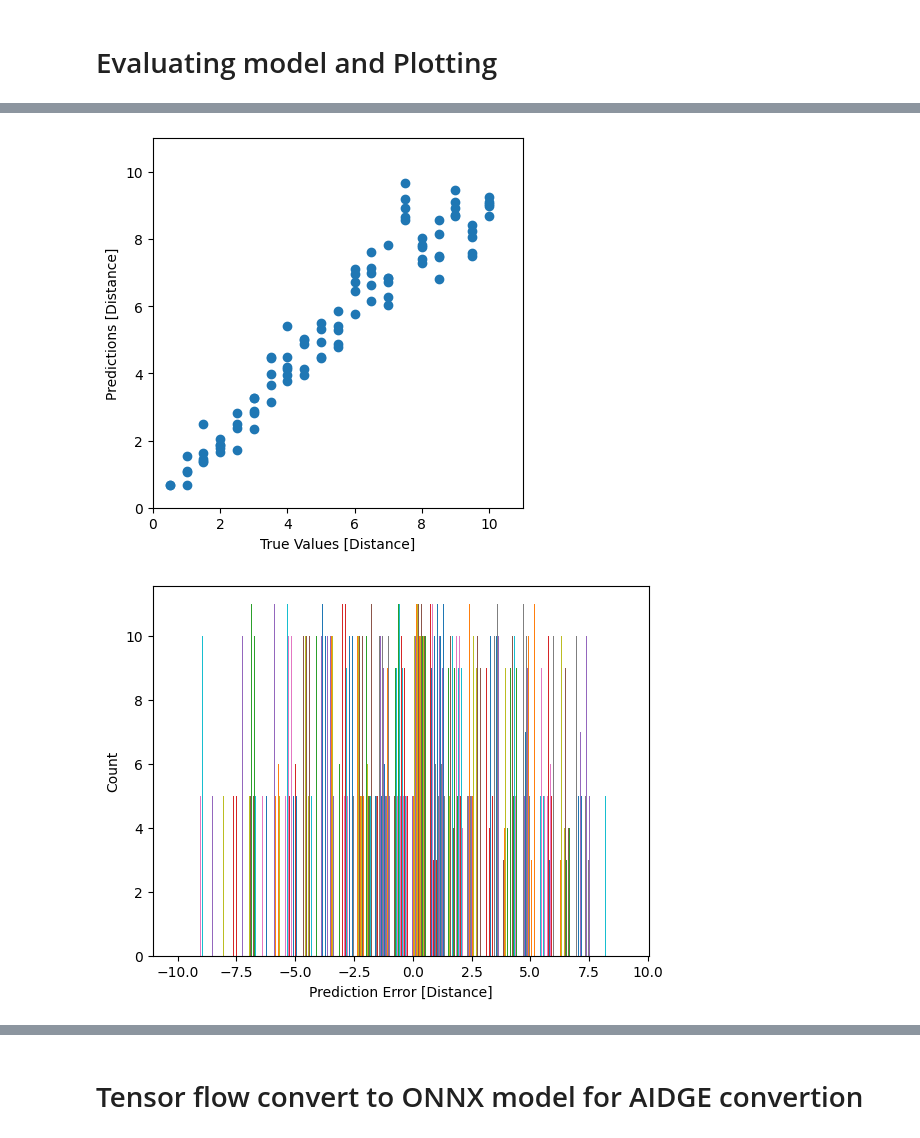
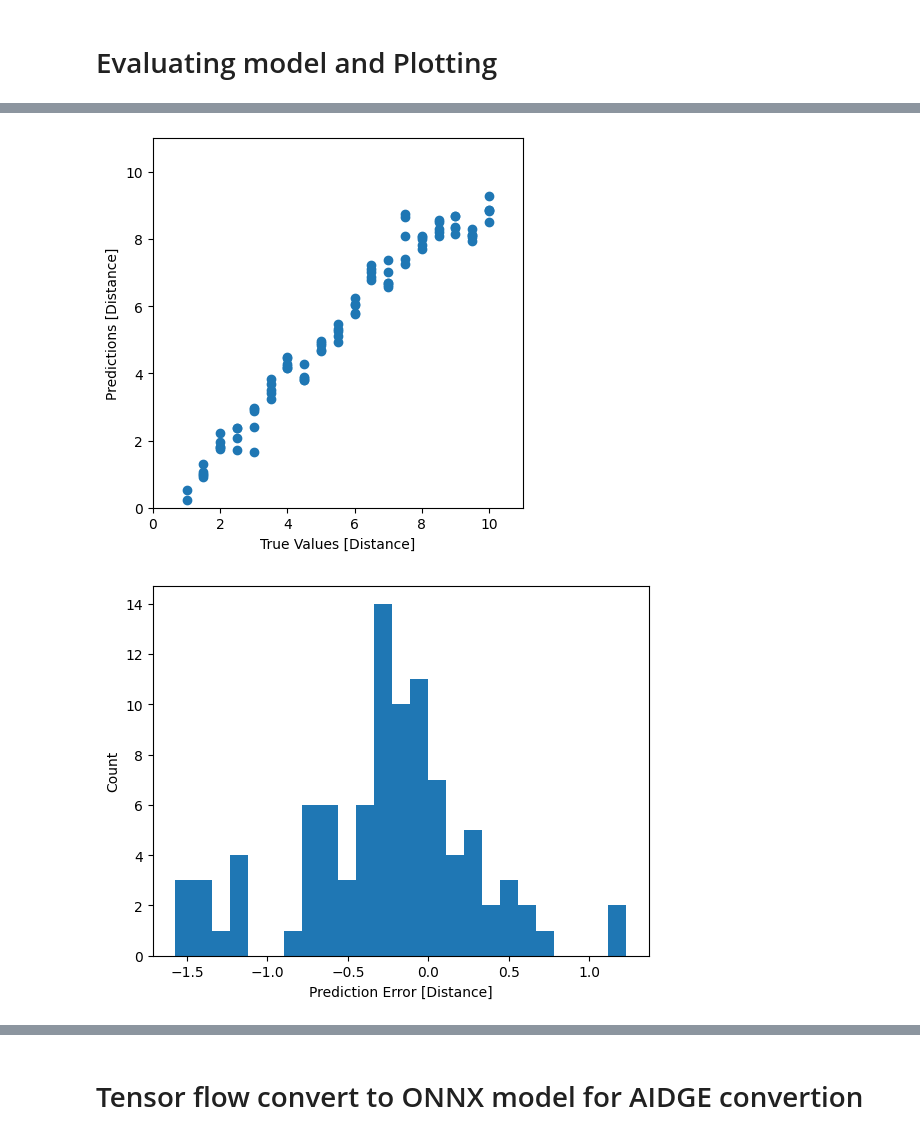
Before and after one commit to Chielvdiepen/FederatedSpatialModelling, a Jupyter notebook: ML models/Rssi2distance/GenerateTFmodel-convert2onnx.ipynb, the cells around one changed output, grey strips where cells are left out. Cells and saved outputs as stored; diff of their text form; code cells hidden in the pictures.

Commit message:
added new training of ml models

```diff
--- a/ML models/Rssi2distance/GenerateTFmodel-convert2onnx.ipynb
+++ b/ML models/Rssi2distance/GenerateTFmodel-convert2onnx.ipynb
@@ -23,11 +23,11 @@ import onnxmltools
 <h1> Read, split, preprocces </h1>
 # %%
 # dataPATH = "lab_window5_RssiPerCrownPerTime.csv"
-dataPATH = "lab_window10_RssiPerCrownPerTime.csv"
+# dataPATH = "lab_window10_RssiPerCrownPerTime.csv"
 # dataPATH = "lab_window20_RssiPerCrownPerTime.csv"
-# dataPATH = "lab_window30_RssiPerCrownPerTime.csv"
+dataPATH = "lab_window30_RssiPerCrownPerTime.csv"
 
-title = 10
+title = 30
 
 df = pd.read_csv(dataPATH, index_col=0)
 print(df)
@@ -78,7 +78,7 @@ model.compile(optimizer=tf.keras.optimizers.Adam(learning_rate=1e-4), loss='mean
 <h1> Training </h1>
 # %%
 # Train the model
-history = model.fit(X_train, y_train, validation_split = 0.2, epochs=5000, verbose = 0)
+history = model.fit(X_train, y_train, validation_split = 0.2, epochs=10000, verbose = 0)
 # %% [markdown]
 <h1> Evaluating model and Plotting </h1>
 # %%
@@ -120,7 +120,10 @@ plt.ylim([0, 11])
 # _ = plt.plot(lims, lims)
 plt.show()
 
-error = test_predictions - np.array(y_test)
+y_test = ' '.join(map(str, np.array(y_test).flatten()))
+y_test = list(map(float, y_test.split()))
+
+error = test_predictions - y_test
 plt.hist(error, bins=25)
 plt.xlabel('Prediction Error [Distance]')
 _ = plt.ylabel('Count')
@@ -142,2 +145,2 @@ model.summary()
-[figure, old version]
+[figure, new version]
-[figure, old version]
+[figure, new version]
```
Also changed, not shown: parts of 3 cells of this notebook, 9 other files.
